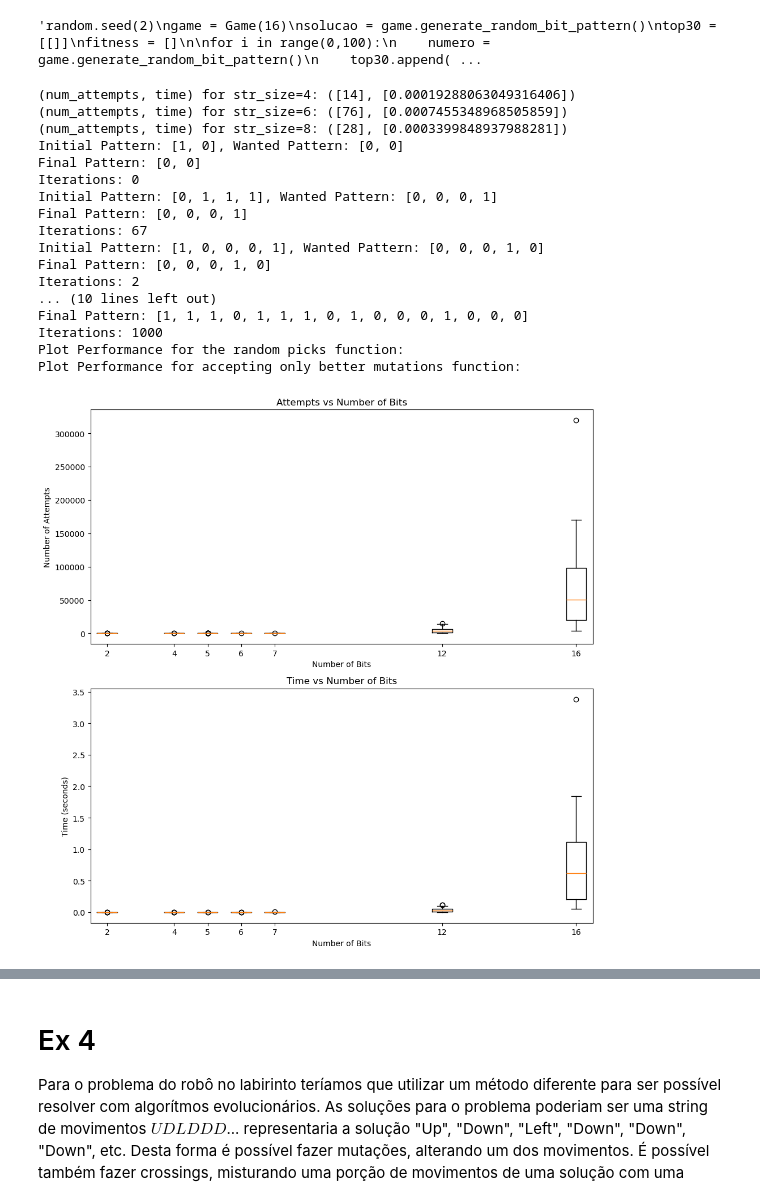
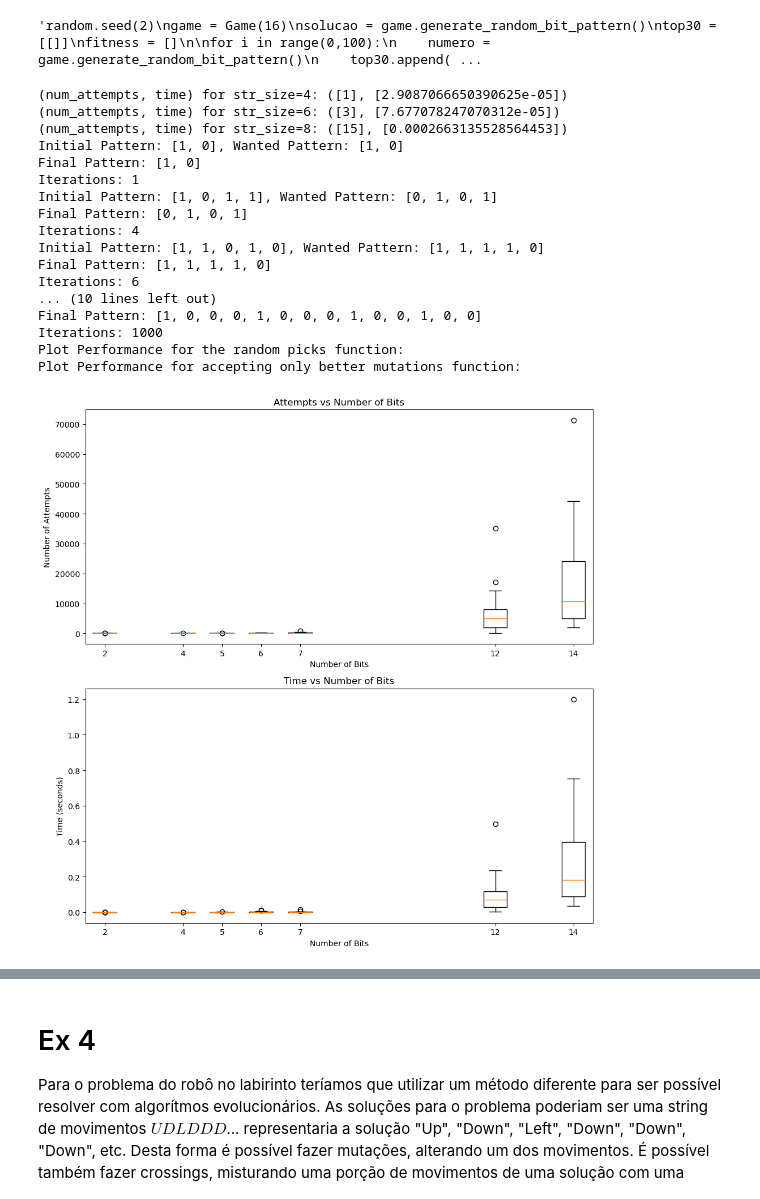
Before and after one commit to Yeshey/IAA-IntroAprendizagemAutomatica, a Jupyter notebook: Ficha4/Ficha4.ipynb, the cells around one changed output, grey strips where cells are left out. Saved outputs shown, nothing was run; the diff lists cells and outputs as text; code cells hidden in the pictures.

```diff
--- a/Ficha4/Ficha4.ipynb
+++ b/Ficha4/Ficha4.ipynb
@@ -272,42 +272,42 @@ print(top30)'''
 # %%
 myGame = Game(6)
 #myPattern = myGame.generate_random_bit_pattern()
 #print(myPattern)
 #print(myGame.mutate_pattern(myPattern))
 
 print(f"(num_attempts, time) for str_size=4: {measure_performance_random_picks(str_size=4, num_trials=1)}")
 print(f"(num_attempts, time) for str_size=6: {measure_performance_random_picks(str_size=6, num_trials=1)}")
 print(f"(num_attempts, time) for str_size=8: {measure_performance_random_picks(str_size=8, num_trials=1)}")
 
-str_sizes = [2, 4, 5, 6, 7, 12, 16] # for tests
+str_sizes = [2, 4, 5, 6, 7, 12, 14] # for tests
 
 # Ex 1 b)
 for x in str_sizes:
     only_better_fittness(x)
 
 # Define the pattern sizes to test#
 # Plot the performance
 print("Plot Performance for the random picks function:")
 plot_performance(str_sizes, num_trials=30, performance_func=measure_performance_random_picks)
 
 print("Plot Performance for accepting only better mutations function:")
 plot_performance(str_sizes, num_trials=30, performance_func=measure_performance_only_better_picks) # Ex 1 b)
 # %% [output]
-(num_attempts, time) for str_size=4: ([14], [0.00019288063049316406])
-(num_attempts, time) for str_size=6: ([76], [0.0007455348968505859])
-(num_attempts, time) for str_size=8: ([28], [0.0003399848937988281])
-Initial Pattern: [1, 0], Wanted Pattern: [0, 0]
-Final Pattern: [0, 0]
-Iterations: 0
-Initial Pattern: [0, 1, 1, 1], Wanted Pattern: [0, 0, 0, 1]
-Final Pattern: [0, 0, 0, 1]
-Iterations: 67
-Initial Pattern: [1, 0, 0, 0, 1], Wanted Pattern: [0, 0, 0, 1, 0]
-Final Pattern: [0, 0, 0, 1, 0]
-Iterations: 2
+(num_attempts, time) for str_size=4: ([1], [2.9087066650390625e-05])
+(num_attempts, time) for str_size=6: ([3], [7.677078247070312e-05])
+(num_attempts, time) for str_size=8: ([15], [0.0002663135528564453])
+Initial Pattern: [1, 0], Wanted Pattern: [1, 0]
+Final Pattern: [1, 0]
+Iterations: 1
+Initial Pattern: [1, 0, 1, 1], Wanted Pattern: [0, 1, 0, 1]
+Final Pattern: [0, 1, 0, 1]
+Iterations: 4
+Initial Pattern: [1, 1, 0, 1, 0], Wanted Pattern: [1, 1, 1, 1, 0]
+Final Pattern: [1, 1, 1, 1, 0]
+Iterations: 6
 ... (10 lines left out)
-Final Pattern: [1, 1, 1, 0, 1, 1, 1, 0, 1, 0, 0, 0, 1, 0, 0, 0]
+Final Pattern: [1, 0, 0, 0, 1, 0, 0, 0, 1, 0, 0, 1, 0, 0]
 Iterations: 1000
 Plot Performance for the random picks function:
 Plot Performance for accepting only better mutations function:
-[figure, old version]
+[figure, new version]
```
Also changed, not shown: parts of 5 cells of this notebook.
